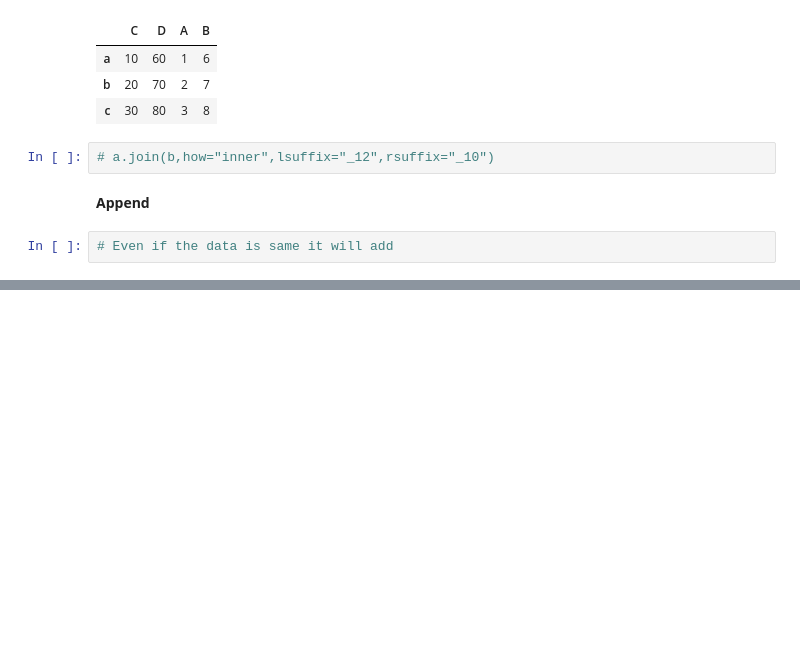
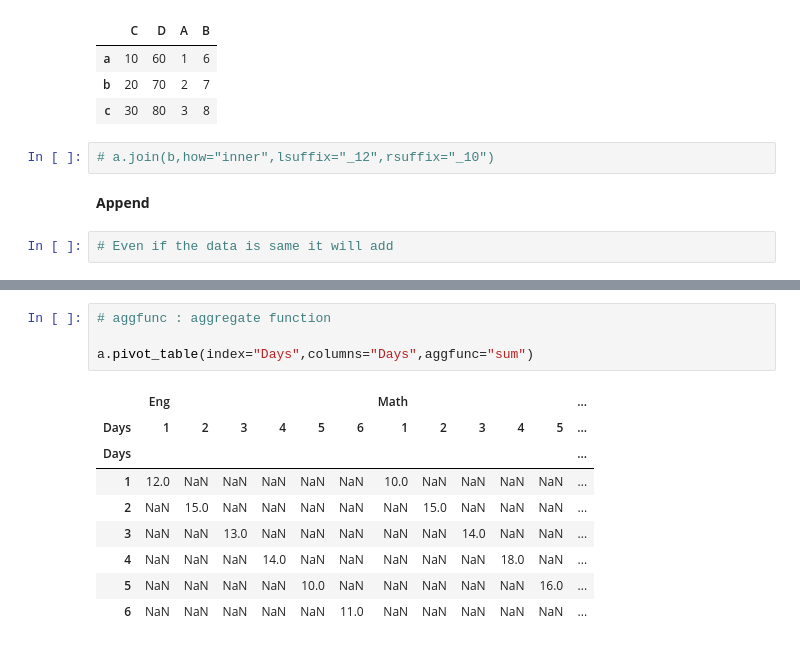
Before and after one commit to NishmthaM/Python_pandas, a Jupyter notebook: python_pandas02.ipynb, the cells around one changed output, grey strips where cells are left out. Saved outputs shown, nothing was run; the diff lists cells and outputs as text; blank space fills up the shorter version.

```diff
--- a/python_pandas02.ipynb
+++ b/python_pandas02.ipynb
@@ -193,0 +316,14 @@ b.join(a,how="inner")  # intersecton
+# %%
+# aggfunc : aggregate function
+
+a.pivot_table(index="Days",columns="Days",aggfunc="sum")
+# %% [output]
+|  | Eng |  |  |  |  |  | Math |  |  |  |  | ... |
+| Days | 1 | 2 | 3 | 4 | 5 | 6 | 1 | 2 | 3 | 4 | 5 | ... |
+| Days |  |  |  |  |  |  |  |  |  |  |  | ... |
+| 1 | 12.0 | NaN | NaN | NaN | NaN | NaN | 10.0 | NaN | NaN | NaN | NaN | ... |
+| 2 | NaN | 15.0 | NaN | NaN | NaN | NaN | NaN | 15.0 | NaN | NaN | NaN | ... |
+| 3 | NaN | NaN | 13.0 | NaN | NaN | NaN | NaN | NaN | 14.0 | NaN | NaN | ... |
+| 4 | NaN | NaN | NaN | 14.0 | NaN | NaN | NaN | NaN | NaN | 18.0 | NaN | ... |
+| 5 | NaN | NaN | NaN | NaN | 10.0 | NaN | NaN | NaN | NaN | NaN | 16.0 | ... |
+| 6 | NaN | NaN | NaN | NaN | NaN | 11.0 | NaN | NaN | NaN | NaN | NaN | ... |
```
Also changed, not shown: parts of 9 cells of this notebook.
